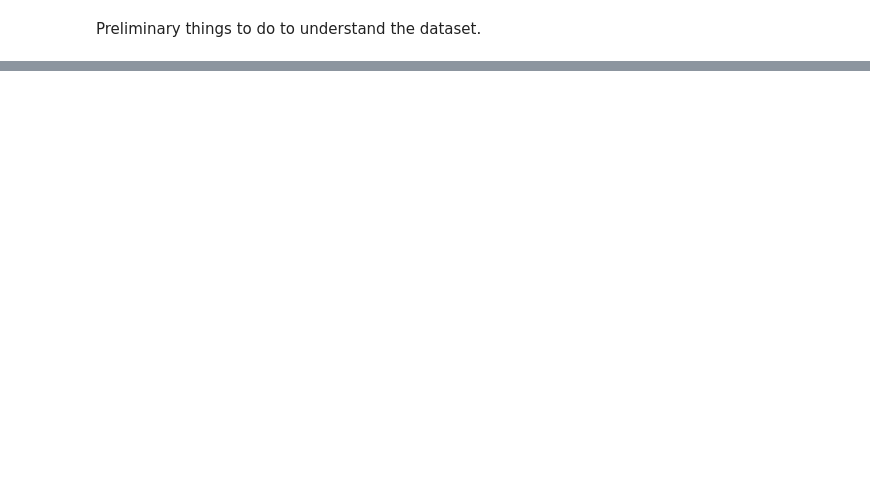
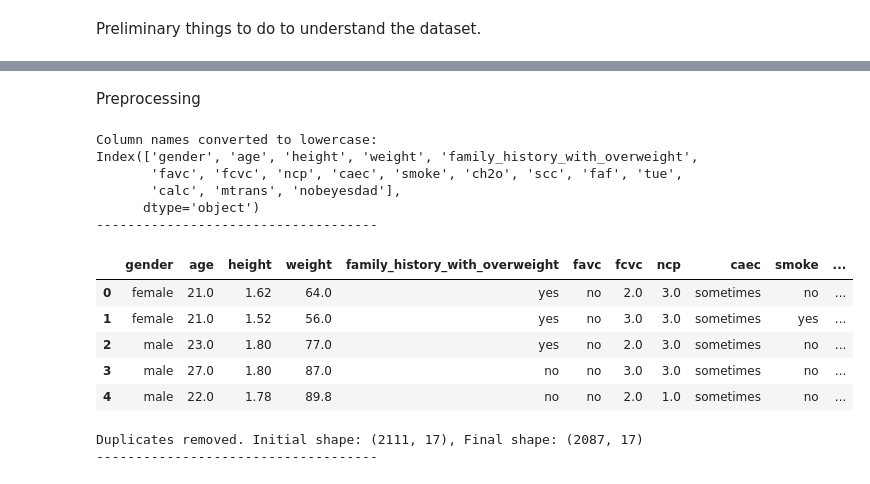
Before and after one commit to mahesh989/Machine-learning-project-Obesity_prediction, a Jupyter notebook: code.ipynb, the cells around one changed output, grey strips where cells are left out. Cells and saved outputs as stored; diff of their text form; code cells hidden in the pictures; blank space fills up the shorter version.

```diff
--- a/code.ipynb
+++ b/code.ipynb
@@ -18,0 +97,10 @@ Check
+# %%
+# Identify categorical columns (typically columns with data type 'object')
+categorical_columns = df.select_dtypes(include=['object']).columns
+
+# List unique values for each categorical column
+for col in categorical_columns:
+    unique_vals = df[col].unique()
+    print(f"Unique values for '{col}':")
+    print(unique_vals)
+    print("------------------------------------")
@@ -18,0 +125,37 @@ Check
+# %% [markdown]
+Preprocessing
+# %%
+# Convert column names to lowercase
+df.columns = df.columns.str.lower()  # Lowercase column names
+print("Column names converted to lowercase:")
+print(df.columns)
+print("------------------------------------")
+
+# Convert categorical column values to lowercase
+for col in df.select_dtypes(include=['object']).columns:
+    df[col] = df[col].str.lower()
+
+df.head()
+# %% [output]
+Column names converted to lowercase:
+Index(['gender', 'age', 'height', 'weight', 'family_history_with_overweight',
+       'favc', 'fcvc', 'ncp', 'caec', 'smoke', 'ch2o', 'scc', 'faf', 'tue',
+       'calc', 'mtrans', 'nobeyesdad'],
+      dtype='object')
+------------------------------------
+|  | gender | age | height | weight | family_history_with_overweight | favc | fcvc | ncp | caec | smoke | ... |
+| 0 | female | 21.0 | 1.62 | 64.0 | yes | no | 2.0 | 3.0 | sometimes | no | ... |
+| 1 | female | 21.0 | 1.52 | 56.0 | yes | no | 3.0 | 3.0 | sometimes | yes | ... |
+| 2 | male | 23.0 | 1.80 | 77.0 | yes | no | 2.0 | 3.0 | sometimes | no | ... |
+| 3 | male | 27.0 | 1.80 | 87.0 | no | no | 3.0 | 3.0 | sometimes | no | ... |
+| 4 | male | 22.0 | 1.78 | 89.8 | no | no | 2.0 | 1.0 | sometimes | no | ... |
+# %%
+# Remove duplicate rows and display the change in shape
+initial_shape = df.shape
+df.drop_duplicates(inplace=True)
+final_shape = df.shape
+print(f"Duplicates removed. Initial shape: {initial_shape}, Final shape: {final_shape}")
+print("------------------------------------")
+# %% [output]
+Duplicates removed. Initial shape: (2111, 17), Final shape: (2087, 17)
+------------------------------------
```
Also changed, not shown: parts of 14 cells of this notebook.
